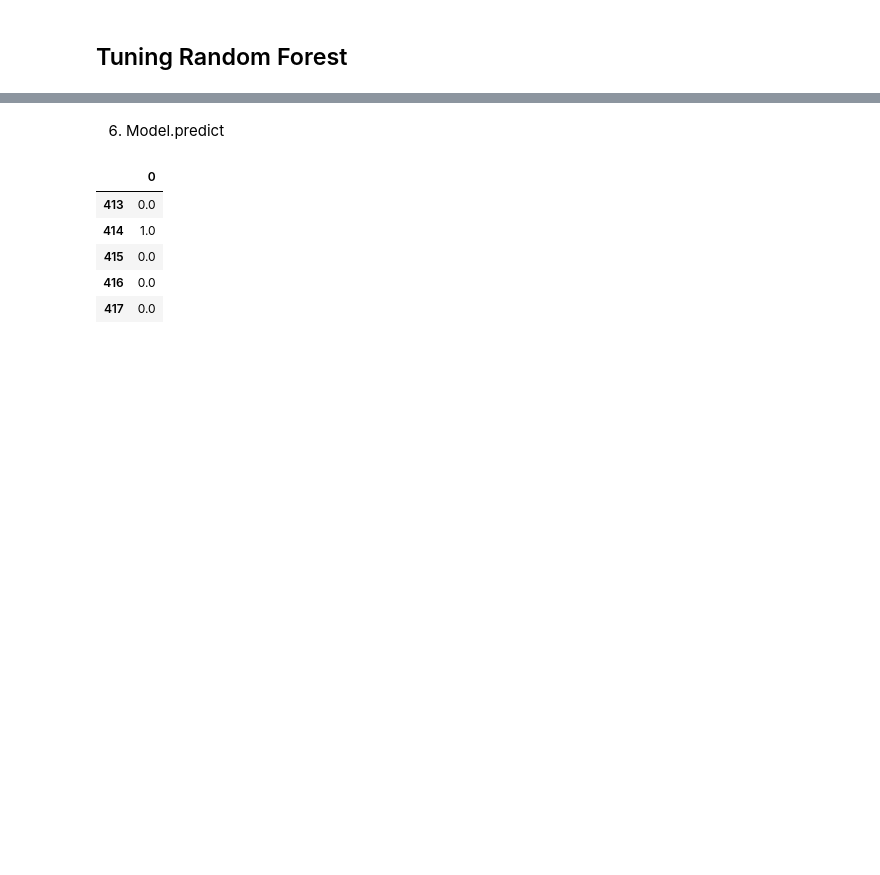
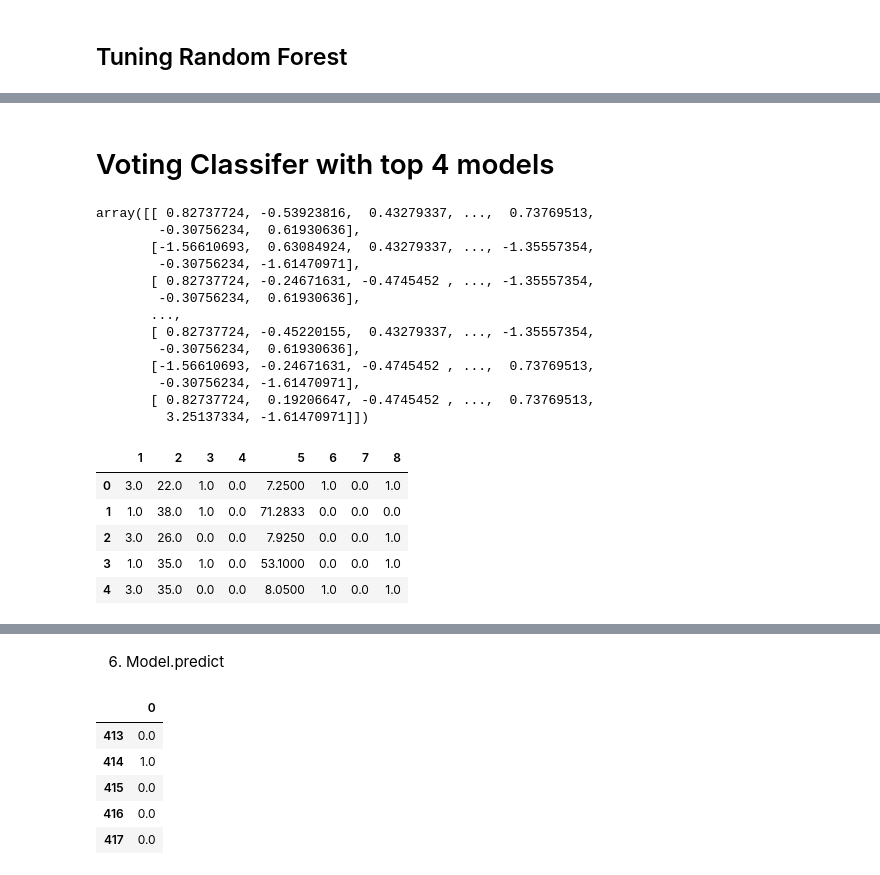
Before and after one commit to ggomp2885/Kaggle_Competitions, a Jupyter notebook: titanic_classification/titanic-competition-greg-gompers.ipynb, the cells around one changed output, grey strips where cells are left out. Saved outputs shown, nothing was run; the diff lists cells and outputs as text; code cells hidden in the pictures; blank space fills up the shorter version.

```diff
--- a/titanic_classification/titanic-competition-greg-gompers.ipynb
+++ b/titanic_classification/titanic-competition-greg-gompers.ipynb
@@ -493,9 +505,10 @@ models[-4][1].get_params()
 # %%
-model_rf = GridSearchCV(estimator = models[-4][1],
+%%time
+model_rf = GridSearchCV(estimator = models[-5][1],
                      param_grid = {'model__n_estimators': [12,25,50,100,150,200,250,300,350],
                                    'model__n_jobs': [1,5,10]},
                      cv=10)
 
 model_rf.fit(X, Y)
-print(f'highest score: {model.best_score_}, with params: {model.best_params_}')
+print(f'highest score: {model_rf.best_score_}, with params: {model_rf.best_params_}')
 # %% [output]
@@ -504,0 +526,12 @@ highest score: 0.8384519350811486, with params: {'model__n_estimators': 50, 'mod
+# %%
+%%time
+xgb.set_config(verbosity=0)
+
+model_xgb = GridSearchCV(estimator = models[-1][1],
+                     param_grid = {'model__learning_rate': [0.01],
+                                   'model__n_estimators': np.arange(1300,1900, 100),
+                                   'model__min_child_weight': np.arange(4,8)},
+                                    cv=10)
+
+model_xgb.fit(X, Y)
+print(f'highest score: {model_xgb.best_score_}, with params: {model_xgb.best_params_}')
@@ -504,0 +541,28 @@ highest score: 0.8384519350811486, with params: {'model__n_estimators': 50, 'mod
+# %% [markdown]
+# Voting Classifer with top 4 models
+# %%
+%%time
+scaler = StandardScaler()
+scaled_X = scaler.fit_transform(X)
+display(scaled_X)
+display(X.head(5))
+# %% [output]
+array([[ 0.82737724, -0.53923816,  0.43279337, ...,  0.73769513,
+        -0.30756234,  0.61930636],
+       [-1.56610693,  0.63084924,  0.43279337, ..., -1.35557354,
+        -0.30756234, -1.61470971],
+       [ 0.82737724, -0.24671631, -0.4745452 , ..., -1.35557354,
+        -0.30756234,  0.61930636],
+       ...,
+       [ 0.82737724, -0.45220155,  0.43279337, ..., -1.35557354,
+        -0.30756234,  0.61930636],
+       [-1.56610693, -0.24671631, -0.4745452 , ...,  0.73769513,
+        -0.30756234, -1.61470971],
+       [ 0.82737724,  0.19206647, -0.4745452 , ...,  0.73769513,
+         3.25137334, -1.61470971]])
+|  | 1 | 2 | 3 | 4 | 5 | 6 | 7 | 8 |
+| 0 | 3.0 | 22.0 | 1.0 | 0.0 | 7.2500 | 1.0 | 0.0 | 1.0 |
+| 1 | 1.0 | 38.0 | 1.0 | 0.0 | 71.2833 | 0.0 | 0.0 | 0.0 |
+| 2 | 3.0 | 26.0 | 0.0 | 0.0 | 7.9250 | 0.0 | 0.0 | 1.0 |
+| 3 | 1.0 | 35.0 | 1.0 | 0.0 | 53.1000 | 0.0 | 0.0 | 1.0 |
+| 4 | 3.0 | 35.0 | 0.0 | 0.0 | 8.0500 | 1.0 | 0.0 | 1.0 |
```
Also changed, not shown: parts of 20 cells of this notebook.
